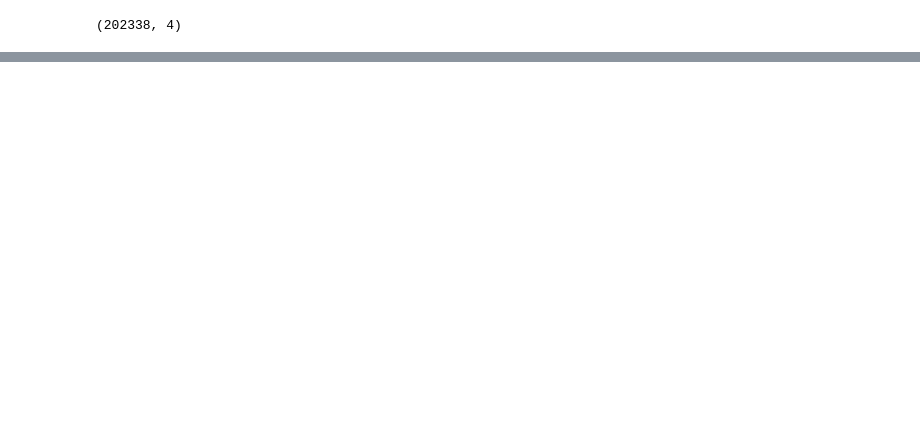
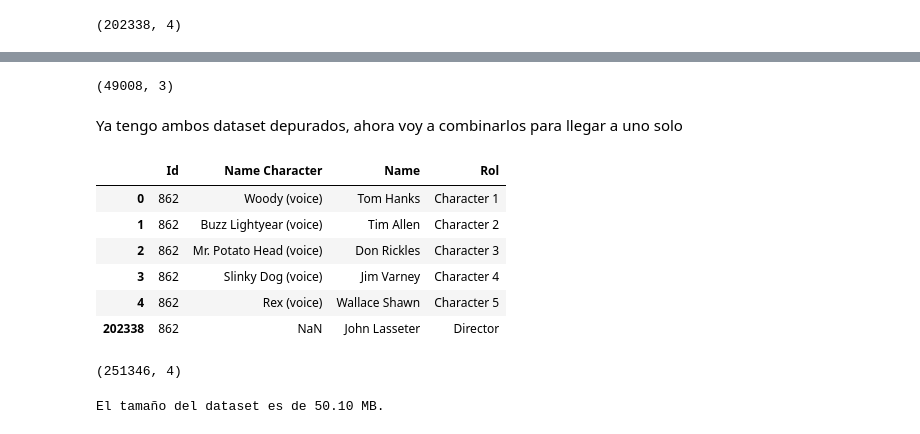
Before and after one commit to Anavig14/Anavig14-P1-Individual, a Jupyter notebook: ELT_dataset.ipynb, the cells around one changed output, grey strips where cells are left out. Saved outputs shown, nothing was run; the diff lists cells and outputs as text; code cells hidden in the pictures; blank space fills up the shorter version.

```diff
--- a/ELT_dataset.ipynb
+++ b/ELT_dataset.ipynb
@@ -175,0 +269,2 @@ El DataFrame utiliza aproximadamente 28.26 MB de memoria.
+# %%
+df_crew = df_crew[df_crew['job'] == 'Director']
@@ -175,0 +277,3 @@ El DataFrame utiliza aproximadamente 28.26 MB de memoria.
+# %%
+#df_crew = df_crew.drop(columns=['credit_id', 'profile_path', 'department', 'gender'])
+df_crew.rename(columns={'id': 'Id', 'job': 'Rol', 'name': 'Name'}, inplace=True)
@@ -175,0 +289,31 @@ El DataFrame utiliza aproximadamente 28.26 MB de memoria.
+# %%
+df_crew.shape
+# %% [output]
+(49008, 3)
+# %% [markdown]
+Ya tengo ambos dataset depurados, ahora voy a combinarlos para llegar a uno solo
+# %%
+df_combined = pd.concat([df_cast, df_crew], axis=0, ignore_index=True)
+# %%
+df_combined[df_combined['Id'] == 862]
+# %% [output]
+|  | Id | Name Character | Name | Rol |
+| 0 | 862 | Woody (voice) | Tom Hanks | Character 1 |
+| 1 | 862 | Buzz Lightyear (voice) | Tim Allen | Character 2 |
+| 2 | 862 | Mr. Potato Head (voice) | Don Rickles | Character 3 |
+| 3 | 862 | Slinky Dog (voice) | Jim Varney | Character 4 |
+| 4 | 862 | Rex (voice) | Wallace Shawn | Character 5 |
+| 202338 | 862 | NaN | John Lasseter | Director |
+# %%
+df_combined.shape
+# %% [output]
+(251346, 4)
+# %%
+tamaño_en_bytes = df_combined.memory_usage(deep=True).sum()
+
+# Convertir a megabytes
+tamaño_en_megabytes = tamaño_en_bytes / (1024 ** 2)
+
+print(f"El tamaño del dataset es de {tamaño_en_megabytes:.2f} MB.")
+# %% [output]
+El tamaño del dataset es de 50.10 MB.
```
Also changed, not shown: parts of 21 cells of this notebook.
